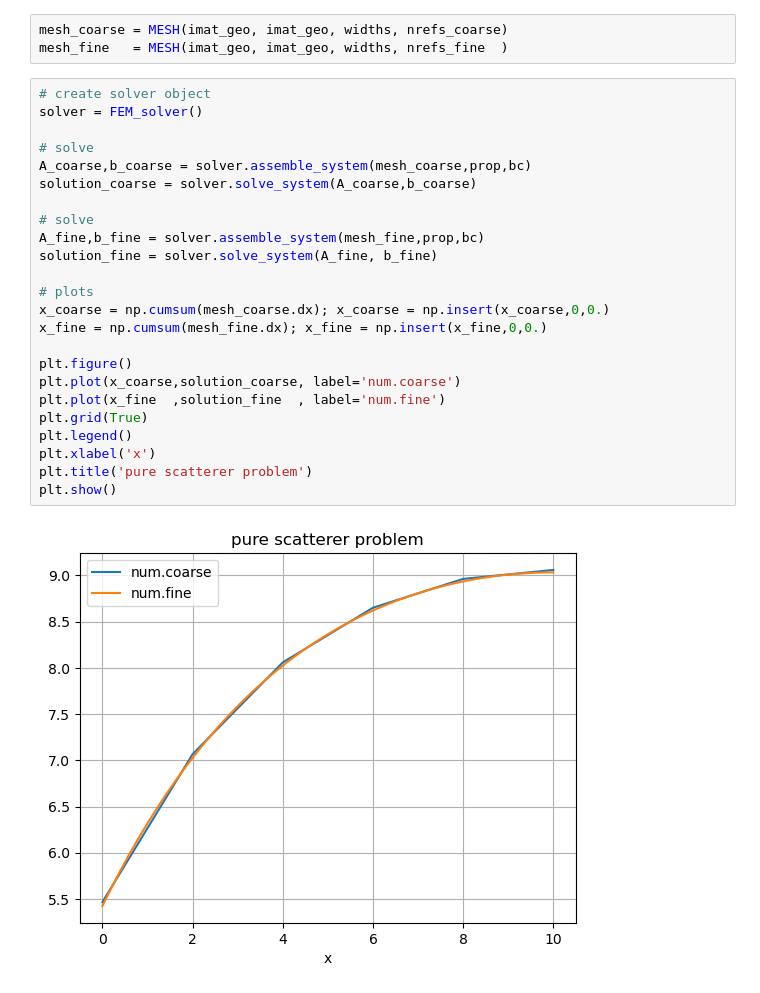
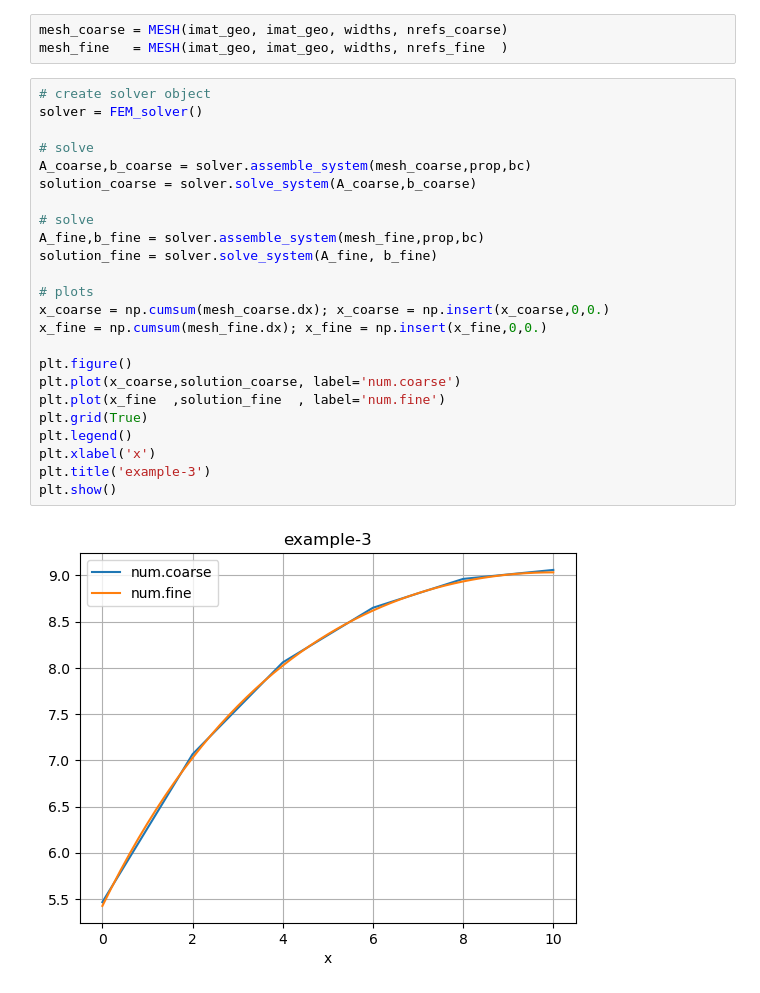
Before and after one commit to ragusa/Learning_FEM_1D, a Jupyter notebook: Learning_FEM_1D_step3.ipynb, the cells around one changed output. Cells and saved outputs as stored; diff of their text form.

Commit message:
typo in plot title

```diff
--- a/Learning_FEM_1D_step3.ipynb
+++ b/Learning_FEM_1D_step3.ipynb
@@ -528,26 +528,26 @@ mesh_fine   = MESH(imat_geo, imat_geo, widths, nrefs_fine  )
 # %%
 # create solver object
 solver = FEM_solver()
 
 # solve
 A_coarse,b_coarse = solver.assemble_system(mesh_coarse,prop,bc)
 solution_coarse = solver.solve_system(A_coarse,b_coarse)
 
 # solve
 A_fine,b_fine = solver.assemble_system(mesh_fine,prop,bc)
 solution_fine = solver.solve_system(A_fine, b_fine)
 
 # plots
 x_coarse = np.cumsum(mesh_coarse.dx); x_coarse = np.insert(x_coarse,0,0.)
 x_fine = np.cumsum(mesh_fine.dx); x_fine = np.insert(x_fine,0,0.)
 
 plt.figure()
 plt.plot(x_coarse,solution_coarse, label='num.coarse')
 plt.plot(x_fine  ,solution_fine  , label='num.fine')
 plt.grid(True)
 plt.legend()
 plt.xlabel('x')
-plt.title('pure scatterer problem')
+plt.title('example-3')
 plt.show()
 # %% [output]
-[figure, old version]
+[figure, new version]
```
